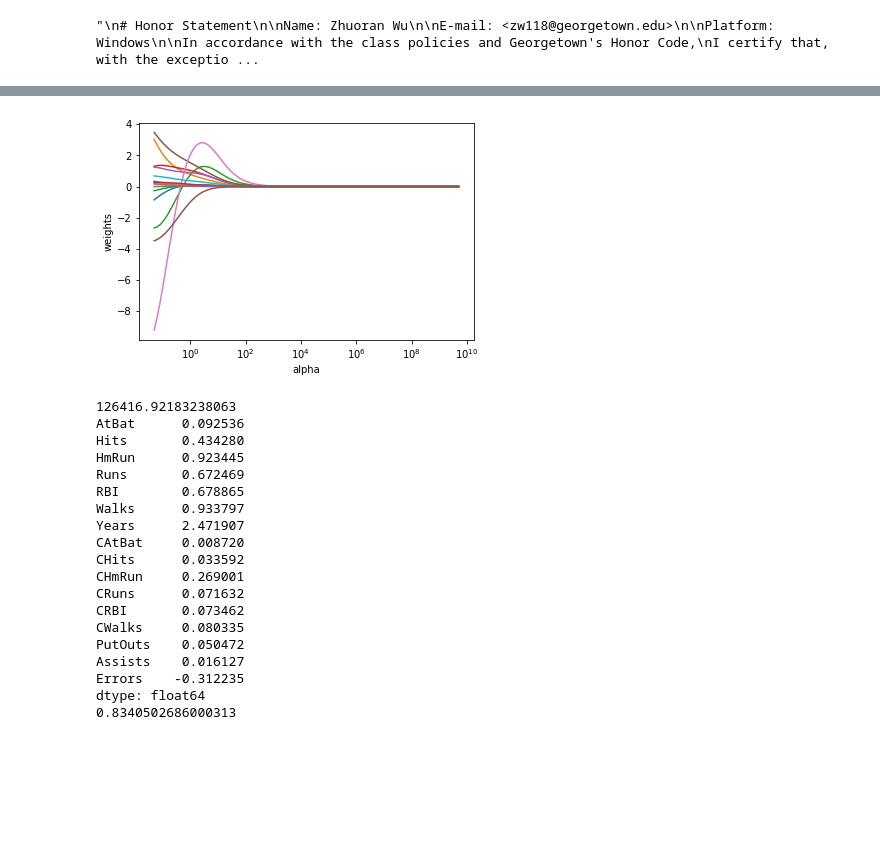
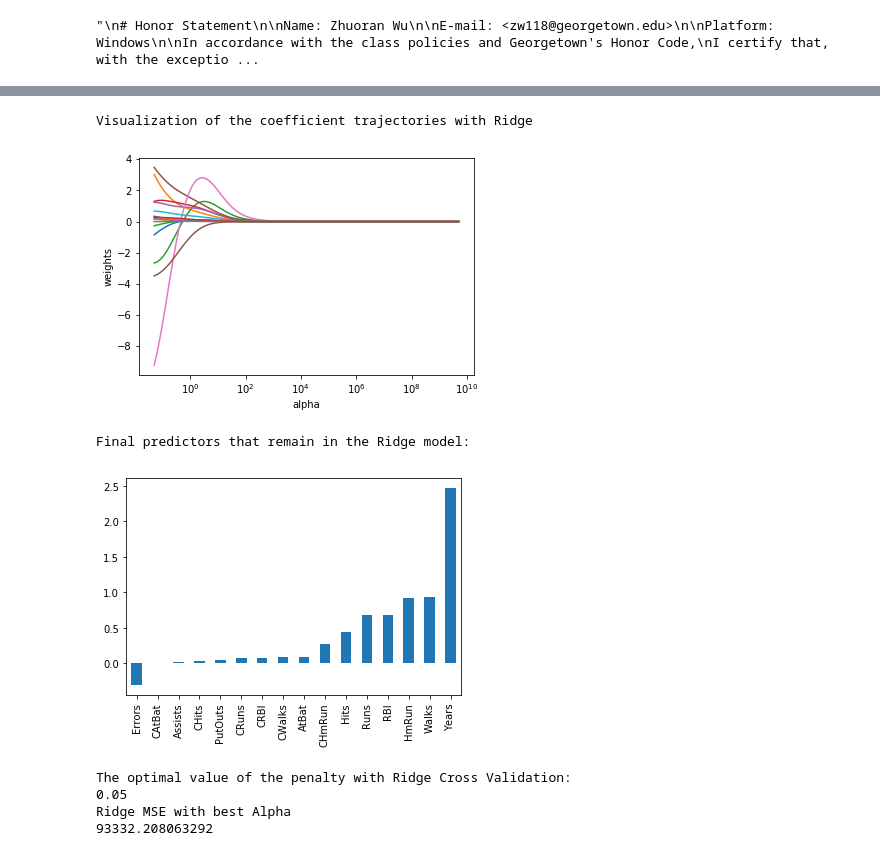
Before and after one commit to WuZhuoran/ANLY-590-Neural-Nets-and-Deep-Learning, a Jupyter notebook: Assignment0/assignment0.ipynb, the cells around one changed output, grey strips where cells are left out. Cells and saved outputs as stored; diff of their text form; code cells hidden in the pictures; blank space fills up the shorter version.

```diff
--- a/Assignment0/assignment0.ipynb
+++ b/Assignment0/assignment0.ipynb
@@ -132,50 +157,49 @@ dtype: float64
 # %%
 # Ridge Regression
 
 ridge = Ridge(normalize=True)
 ridge_coefs = []
+
 for alpha in alphas:
     ridge.set_params(alpha=alpha)
     ridge.fit(x, y)
     ridge_coefs.append(ridge.coef_)
 
+print('Visualization of the coefficient trajectories with Ridge')
 ax = plt.gca()
 ax.plot(alphas, ridge_coefs)
 ax.set_xscale('log')
 plt.axis('tight')
 plt.xlabel('alpha')
 plt.ylabel('weights')
 plt.show()
 
+print('Final predictors that remain in the Ridge model:')
 ridge_alpha = Ridge(alpha=RIDGE_ALPHA, normalize=True)
 ridge_alpha.fit(x_train, y_train)
 pred2 = ridge_alpha.predict(x_test)
 ridge_mse = mean_squared_error(y_test, pred2)
-
-print(ridge_mse)
-print(pd.Series(ridge_alpha.coef_, index=x.columns))
+pd.Series(ridge_alpha.coef_, index=x.columns).sort_values().plot(kind='bar')
+plt.show()
+# print(ridge_mse)
+# print(pd.Series(ridge_alpha.coef_, index=x.columns))
 
 ridge_cv = RidgeCV(alphas=alphas, scoring='neg_mean_squared_error', normalize=True)
-ridge_cv.fit(x_train, y_train)
+ridge_cv.fit(x, y)
+print('The optimal value of the penalty with Ridge Cross Validation:')
 print(ridge_cv.alpha_)
+
+ridge.set_params(alpha=ridge_cv.alpha_)
+ridge.fit(x_train, y_train)
+ridge_mse = mean_squared_error(y_test, ridge.predict(x_test))
+print('Ridge MSE with best Alpha')
+print(ridge_mse)
 # %% [output]
+Visualization of the coefficient trajectories with Ridge
 [figure]
-126416.92183238063
-AtBat      0.092536
-Hits       0.434280
-HmRun      0.923445
-Runs       0.672469
-RBI        0.678865
-Walks      0.933797
-Years      2.471907
-CAtBat     0.008720
-CHits      0.033592
-CHmRun     0.269001
-CRuns      0.071632
-CRBI       0.073462
-CWalks     0.080335
-PutOuts    0.050472
-Assists    0.016127
-Errors    -0.312235
-dtype: float64
-0.8340502686000313
+Final predictors that remain in the Ridge model:
+[figure, added]
+The optimal value of the penalty with Ridge Cross Validation:
+0.05
+Ridge MSE with best Alpha
+93332.208063292
```
Also changed, not shown: parts of 3 cells of this notebook.
